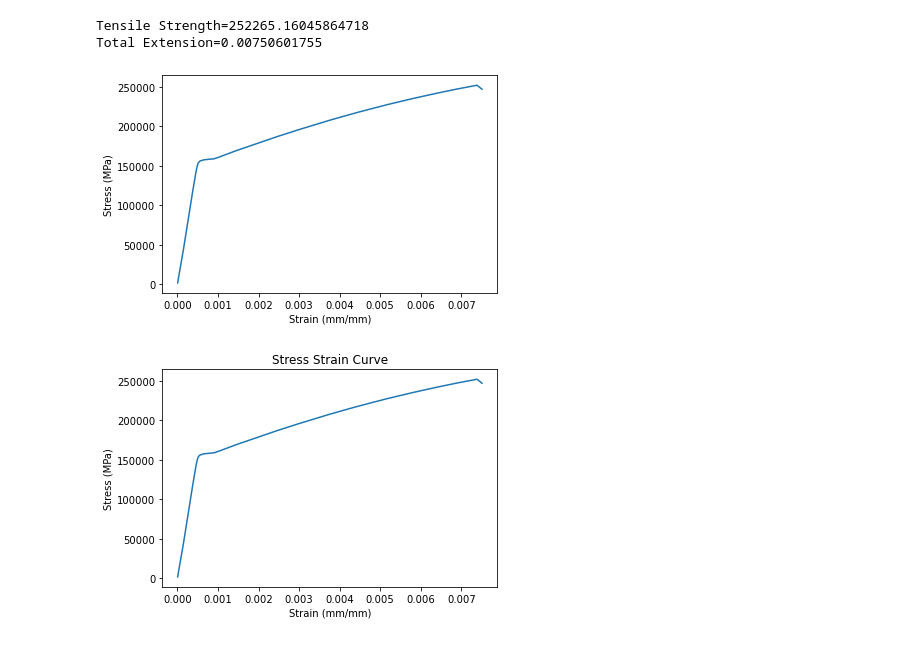
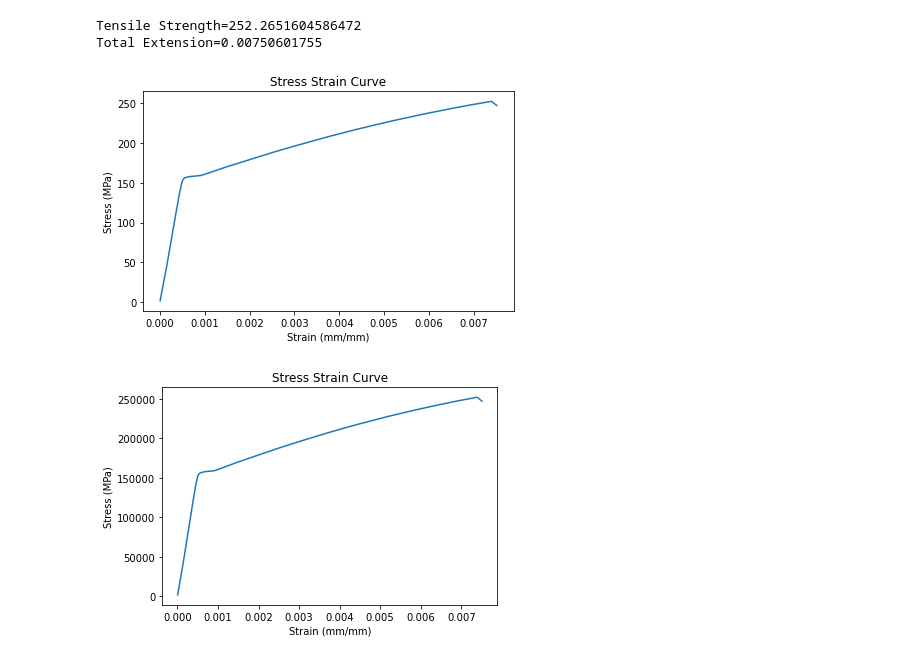
Before and after one commit to ProfessorKazarinoff/testing-scientific-code, a Jupyter notebook: analysis.ipynb, the cells around one changed output. Cells and saved outputs as stored; diff of their text form; code cells hidden in the pictures.

```diff
--- a/analysis.ipynb
+++ b/analysis.ipynb
@@ -1,36 +1,38 @@
 # %%
 # analysis.ipynb
 
 import numpy as np
 import pandas as pd
 import matplotlib.pyplot as plt
 
 
 raw_data_df = pd.read_csv('data/raw_data.csv')
 
 raw_data_array = np.array(raw_data_df)
 cleaned_data_array = raw_data_array[1:,:]
 
 d = 0.506
 A0 = np.pi*(d/2)**2
-F = cleaned_data_array[:,4]
+F = cleaned_data_array[:,4] * 0.001
 stress = F/A0
 strain = cleaned_data_array[:,5]*0.01
 ts = np.max(stress)
 te = np.max(strain)-np.min(strain)
 print(f'Tensile Strength={ts}')
 print(f'Total Extension={te}')
 
 fig, ax = plt.subplots()
 ax.plot(strain,stress)
 ax.set_xlabel("Strain (mm/mm)")
 ax.set_ylabel("Stress (MPa)")
+ax.set_title("Stress Strain Curve")
+plt.tight_layout()
 plt.savefig("plot.png")
 plt.show()
 # %% [output]
-Tensile Strength=252265.16045864718
+Tensile Strength=252.2651604586472
 Total Extension=0.00750601755
-[figure, old version]
+[figure, new version]
 # %%
 # analysis.py
 
```
Also changed, not shown: 2 other files.
